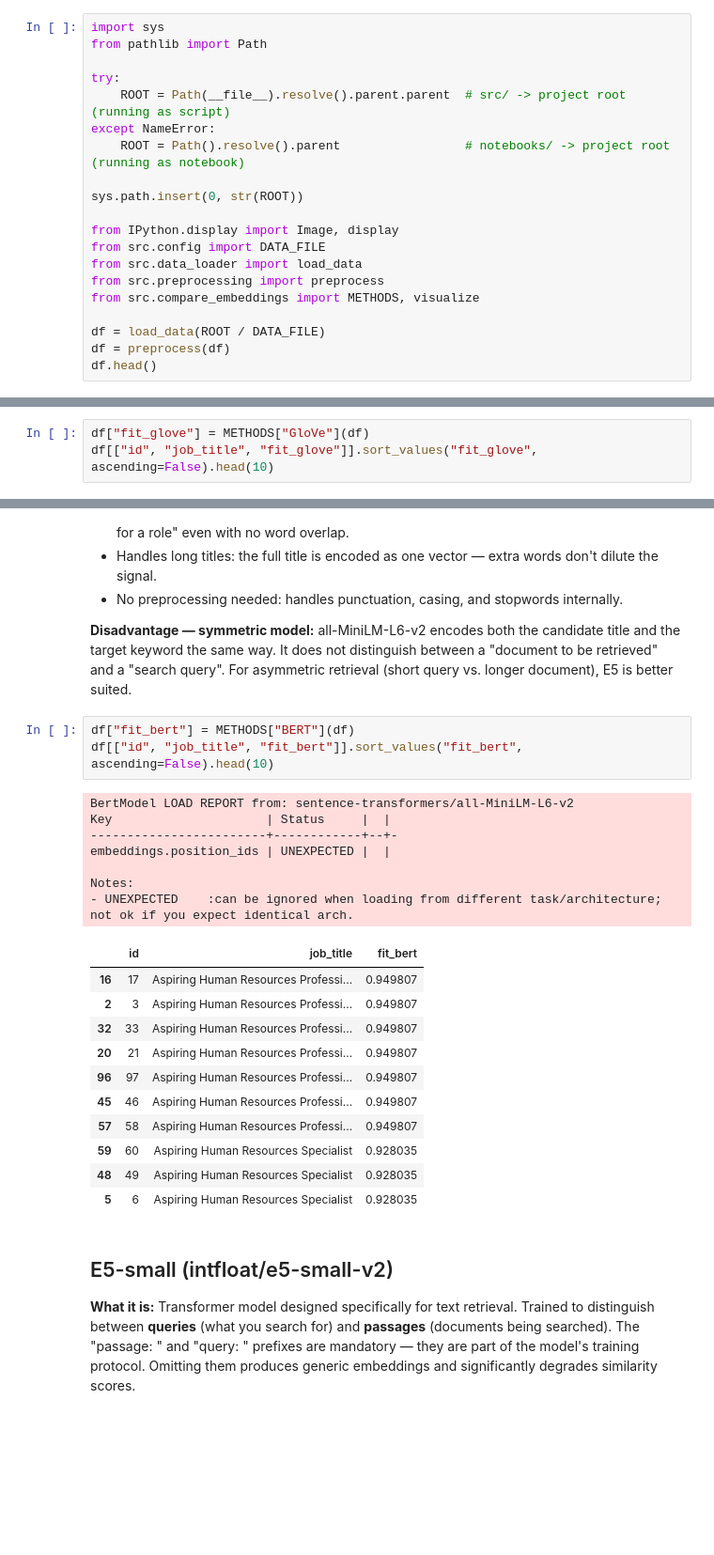
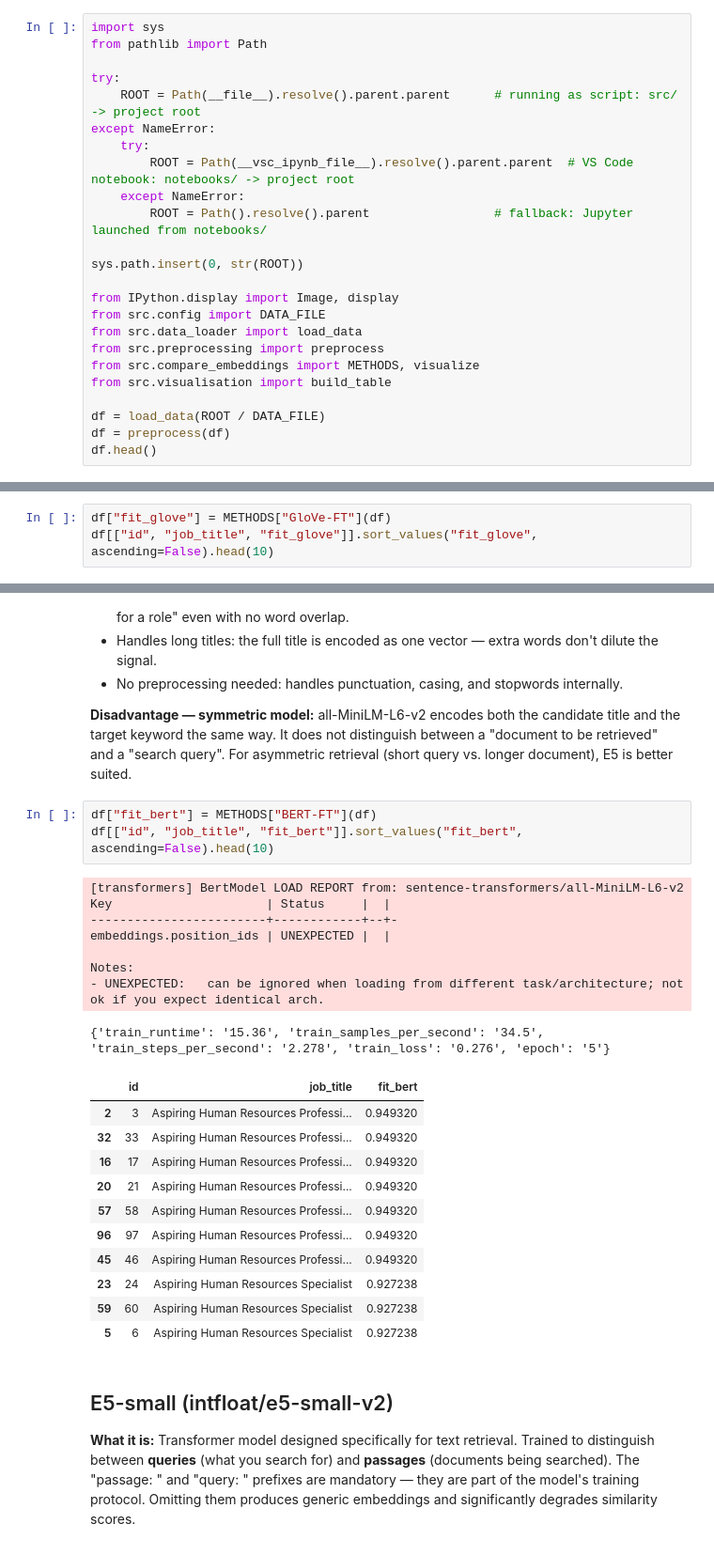
Before and after one commit to dinujaperera93/talent-ranking-llm, a Jupyter notebook: notebooks/analysis.ipynb, the cells around one changed output, grey strips where cells are left out. Shown at 94% size. Cells and saved outputs as stored; diff of their text form; blank space fills up the shorter version.

```diff
--- a/notebooks/analysis.ipynb
+++ b/notebooks/analysis.ipynb
@@ -6,9 +6,12 @@ import sys
 from pathlib import Path
 
 try:
-    ROOT = Path(__file__).resolve().parent.parent  # src/ -> project root (running as script)
+    ROOT = Path(__file__).resolve().parent.parent      # running as script: src/ -> project root
 except NameError:
-    ROOT = Path().resolve().parent                 # notebooks/ -> project root (running as notebook)
+    try:
+        ROOT = Path(__vsc_ipynb_file__).resolve().parent.parent  # VS Code notebook: notebooks/ -> project root
+    except NameError:
+        ROOT = Path().resolve().parent                 # fallback: Jupyter launched from notebooks/
 
 sys.path.insert(0, str(ROOT))
 
@@ -17,6 +20,7 @@ from src.config import DATA_FILE
 from src.data_loader import load_data
 from src.preprocessing import preprocess
 from src.compare_embeddings import METHODS, visualize
+from src.visualisation import build_table
 
 df = load_data(ROOT / DATA_FILE)
 df = preprocess(df)
@@ -206,6 +213,6 @@ and Gigaword by factorizing a global word co-occurrence matrix.
   Jargon like "HRBP" or "talent acquisition" may be absent (OOV → zero vector).
 - **Still word-level averaging:** Same word-order and negation blindness as Word2Vec.
 # %%
-df["fit_glove"] = METHODS["GloVe"](df)
+df["fit_glove"] = METHODS["GloVe-FT"](df)
 df[["id", "job_title", "fit_glove"]].sort_values("fit_glove", ascending=False).head(10)
 # %% [output]
@@ -238,27 +246,28 @@ all-MiniLM-L6-v2 encodes both the candidate title and the target keyword the sam
 It does not distinguish between a "document to be retrieved" and a "search query".
 For asymmetric retrieval (short query vs. longer document), E5 is better suited.
 # %%
-df["fit_bert"] = METHODS["BERT"](df)
+df["fit_bert"] = METHODS["BERT-FT"](df)
 df[["id", "job_title", "fit_bert"]].sort_values("fit_bert", ascending=False).head(10)
 # %% [output]
-BertModel LOAD REPORT from: sentence-transformers/all-MiniLM-L6-v2
+[transformers] BertModel LOAD REPORT from: sentence-transformers/all-MiniLM-L6-v2
 Key                     | Status     |  |
 ------------------------+------------+--+-
 embeddings.position_ids | UNEXPECTED |  |
 
 Notes:
-- UNEXPECTED    :can be ignored when loading from different task/architecture; not ok if you expect identical arch.
+- UNEXPECTED:   can be ignored when loading from different task/architecture; not ok if you expect identical arch.
+{'train_runtime': '15.36', 'train_samples_per_second': '34.5', 'train_steps_per_second': '2.278', 'train_loss': '0.276', 'epoch': '5'}
 |  | id | job_title | fit_bert |
-| 16 | 17 | Aspiring Human Resources Professi... | 0.949807 |
-| 2 | 3 | Aspiring Human Resources Professi... | 0.949807 |
-| 32 | 33 | Aspiring Human Resources Professi... | 0.949807 |
-| 20 | 21 | Aspiring Human Resources Professi... | 0.949807 |
-| 96 | 97 | Aspiring Human Resources Professi... | 0.949807 |
-| 45 | 46 | Aspiring Human Resources Professi... | 0.949807 |
-| 57 | 58 | Aspiring Human Resources Professi... | 0.949807 |
-| 59 | 60 | Aspiring Human Resources Specialist | 0.928035 |
-| 48 | 49 | Aspiring Human Resources Specialist | 0.928035 |
-| 5 | 6 | Aspiring Human Resources Specialist | 0.928035 |
+| 2 | 3 | Aspiring Human Resources Professi... | 0.949320 |
+| 32 | 33 | Aspiring Human Resources Professi... | 0.949320 |
+| 16 | 17 | Aspiring Human Resources Professi... | 0.949320 |
+| 20 | 21 | Aspiring Human Resources Professi... | 0.949320 |
+| 57 | 58 | Aspiring Human Resources Professi... | 0.949320 |
+| 96 | 97 | Aspiring Human Resources Professi... | 0.949320 |
+| 45 | 46 | Aspiring Human Resources Professi... | 0.949320 |
+| 23 | 24 | Aspiring Human Resources Specialist | 0.927238 |
+| 59 | 60 | Aspiring Human Resources Specialist | 0.927238 |
+| 5 | 6 | Aspiring Human Resources Specialist | 0.927238 |
 # %% [markdown]
 ## E5-small (intfloat/e5-small-v2)
 
```
Also changed, not shown: parts of 13 cells of this notebook, 14 other files.
